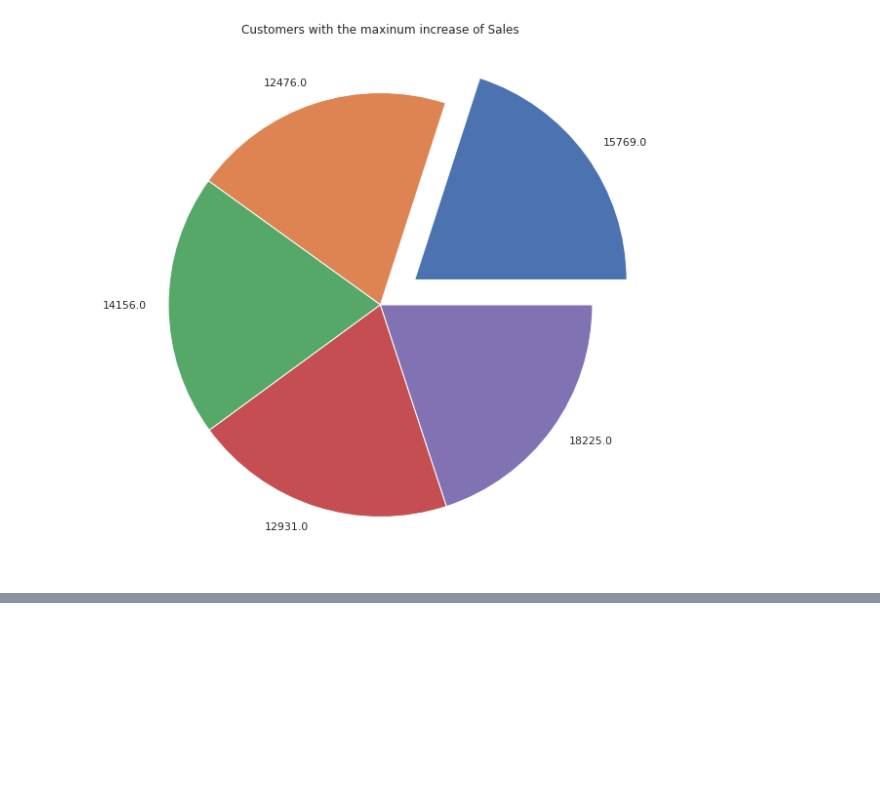
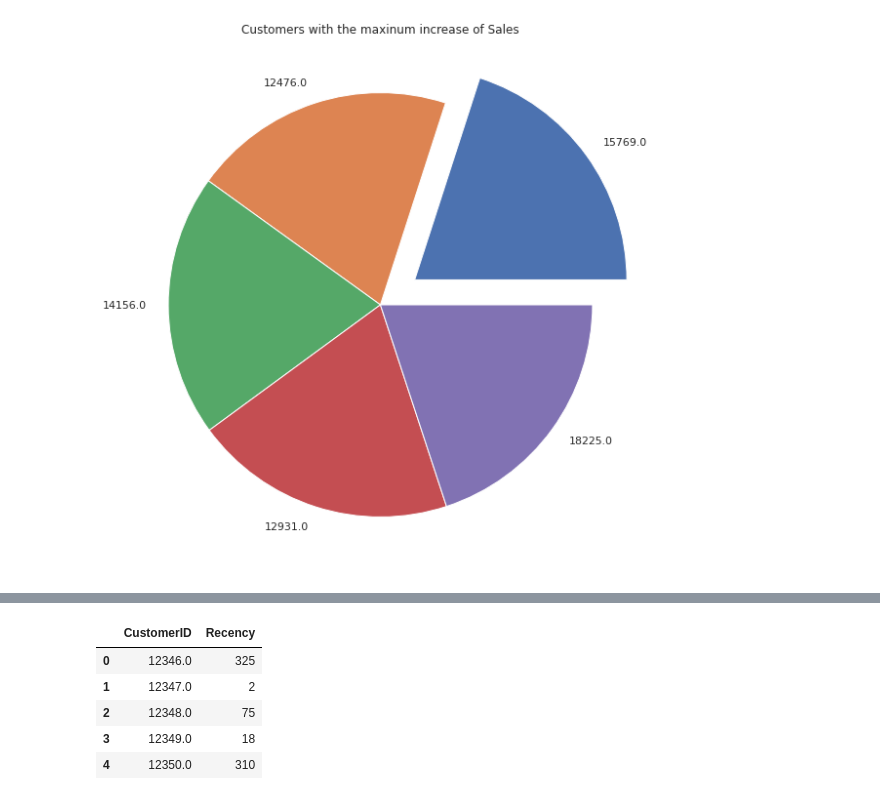
Before and after one commit to Shourya306/Online-Retail-Customer-Segmentation-Clustering, a Jupyter notebook: Online_Retail_Customer_Segmentation.ipynb, the cells around one changed output, grey strips where cells are left out. Saved outputs shown, nothing was run; the diff lists cells and outputs as text; code cells hidden in the pictures; blank space fills up the shorter version.

```diff
--- a/Online_Retail_Customer_Segmentation.ipynb
+++ b/Online_Retail_Customer_Segmentation.ipynb
@@ -427,0 +437,12 @@ The number is typically 3 or 5. If you decide to code each RFM attribute into 3
+# %%
+# Creating a Recency df.
+
+Recency_df = retail_df.groupby('CustomerID')['Last_Purchase'].min().reset_index().rename(columns = {'Last_Purchase':'Recency'})
+Recency_df.head()
+# %% [output]
+|  | CustomerID | Recency |
+| 0 | 12346.0 | 325 |
+| 1 | 12347.0 | 2 |
+| 2 | 12348.0 | 75 |
+| 3 | 12349.0 | 18 |
+| 4 | 12350.0 | 310 |
```
Also changed, not shown: parts of 18 cells of this notebook.
